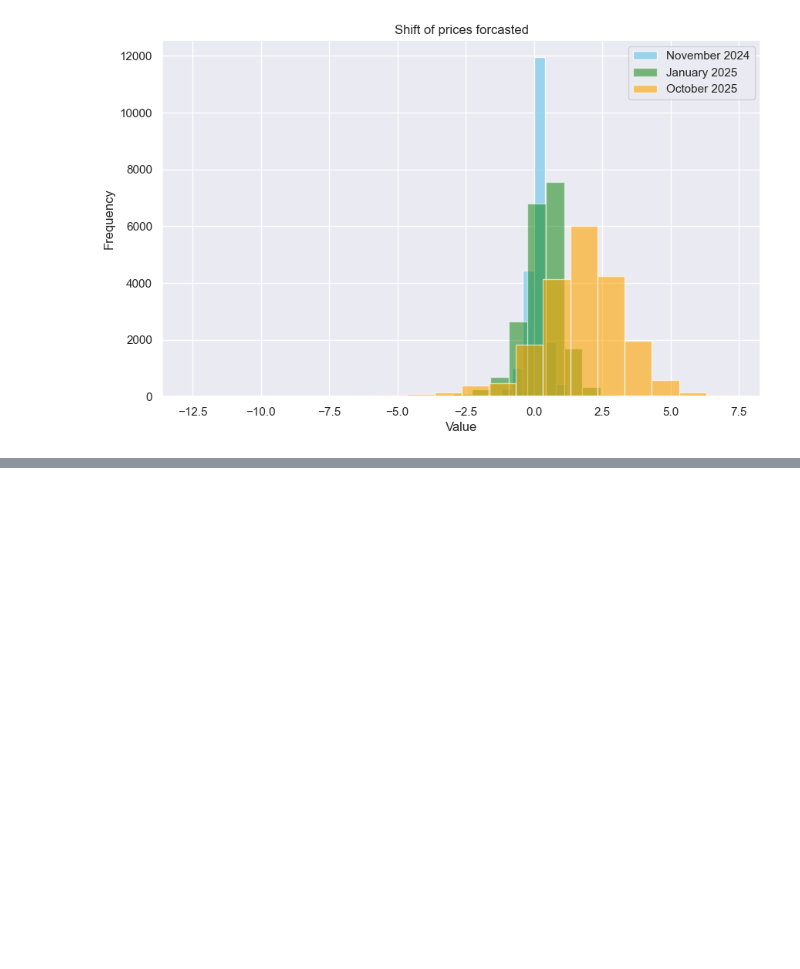
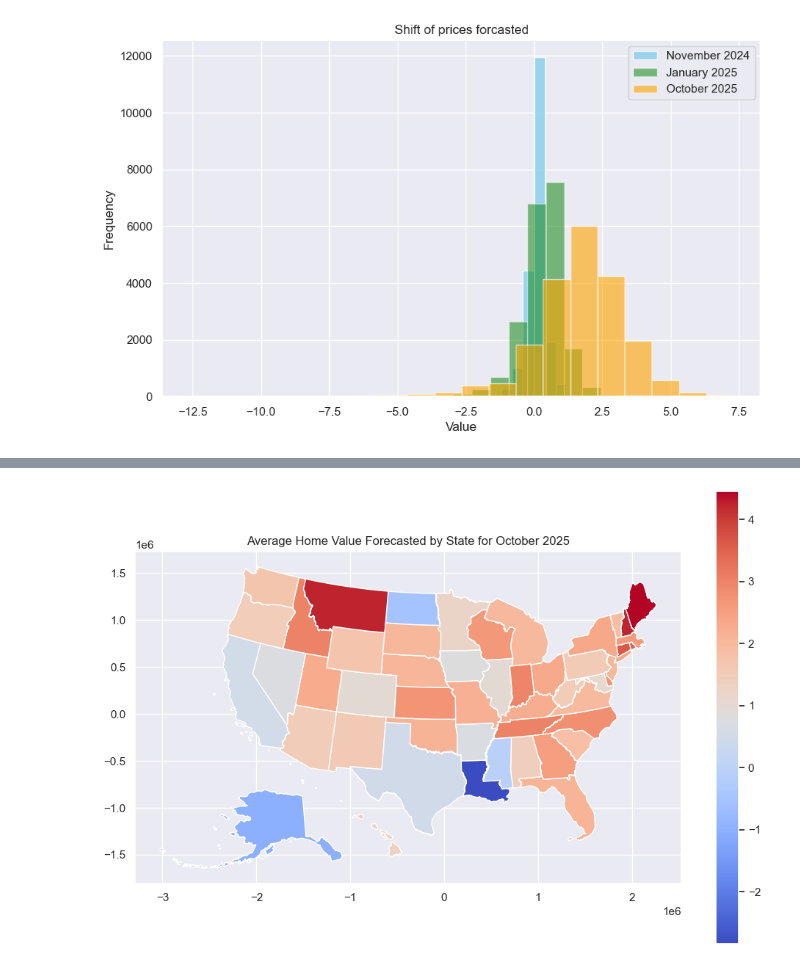
Before and after one commit to arthurkennedy/eda_dppt_project, a Jupyter notebook: luca.ipynb, the cells around one changed output, grey strips where cells are left out. Drawn from its saved outputs; the diff is of its cells as text; code cells hidden in the pictures; blank space fills up the shorter version.

```diff
--- a/luca.ipynb
+++ b/luca.ipynb
@@ -241,0 +339,4 @@ Index: []
+# %%
+forecastByState = forecastByZipCopy.groupby('StateName')['2025-10-31'].mean().reset_index()
+top5StatesForOct24 = forecastByState.nlargest(10, '2025-10-31')
+print(top5StatesForOct24)
@@ -241,0 +355,9 @@ Index: []
+# %%
+forecast_map_state_df = us_states.merge(forecastByState, left_on='STUSPS', right_on='StateName')
+
+fig, ax = plt.subplots(1, figsize=(12, 8))
+forecast_map_state_df.plot(column='2025-10-31', cmap='coolwarm', ax=ax, legend=True)
+ax.set_title('Average Home Value Forecasted by State for October 2025')
+plt.show()
+# %% [output]
+[figure, added]
```
Also changed, not shown: parts of 23 cells of this notebook.
